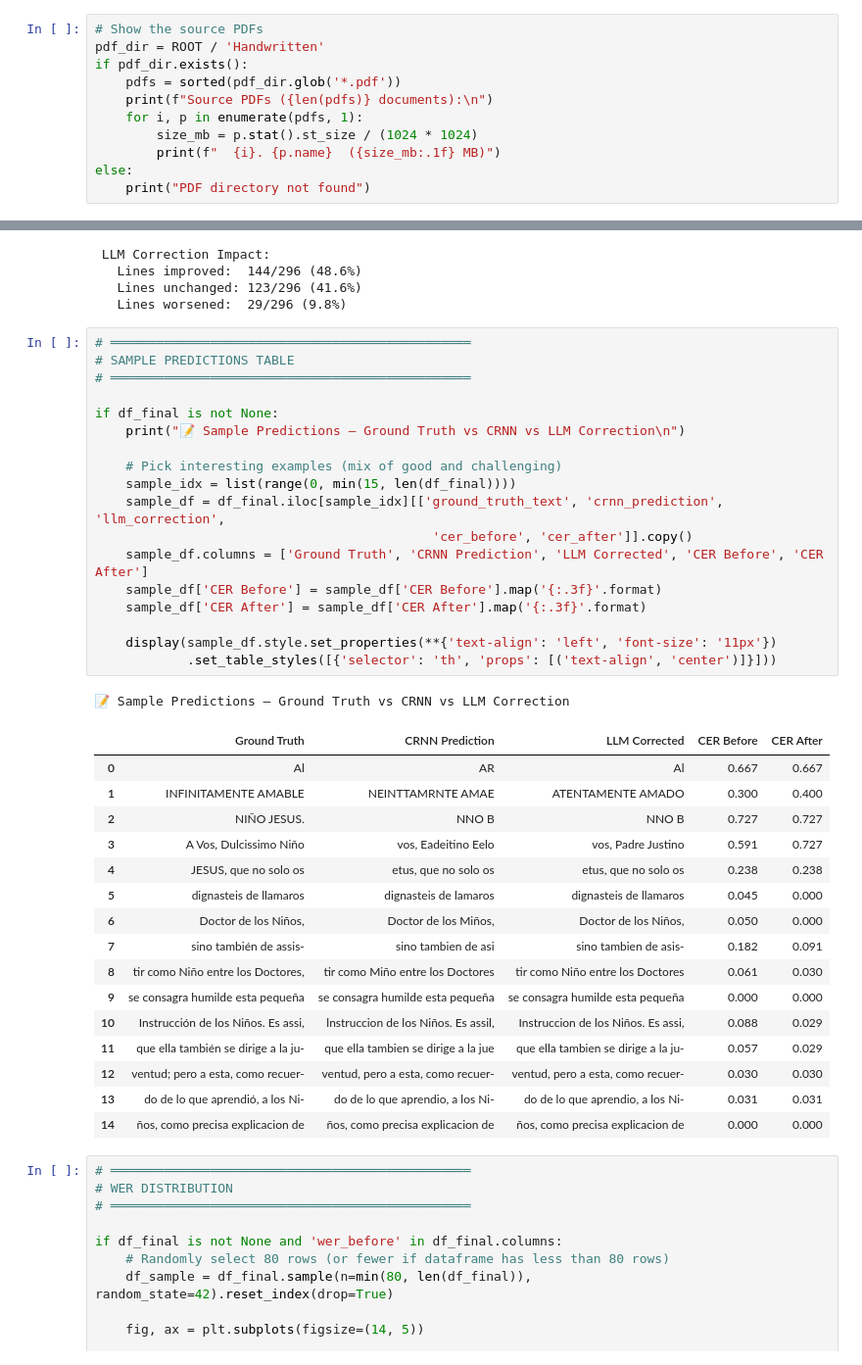
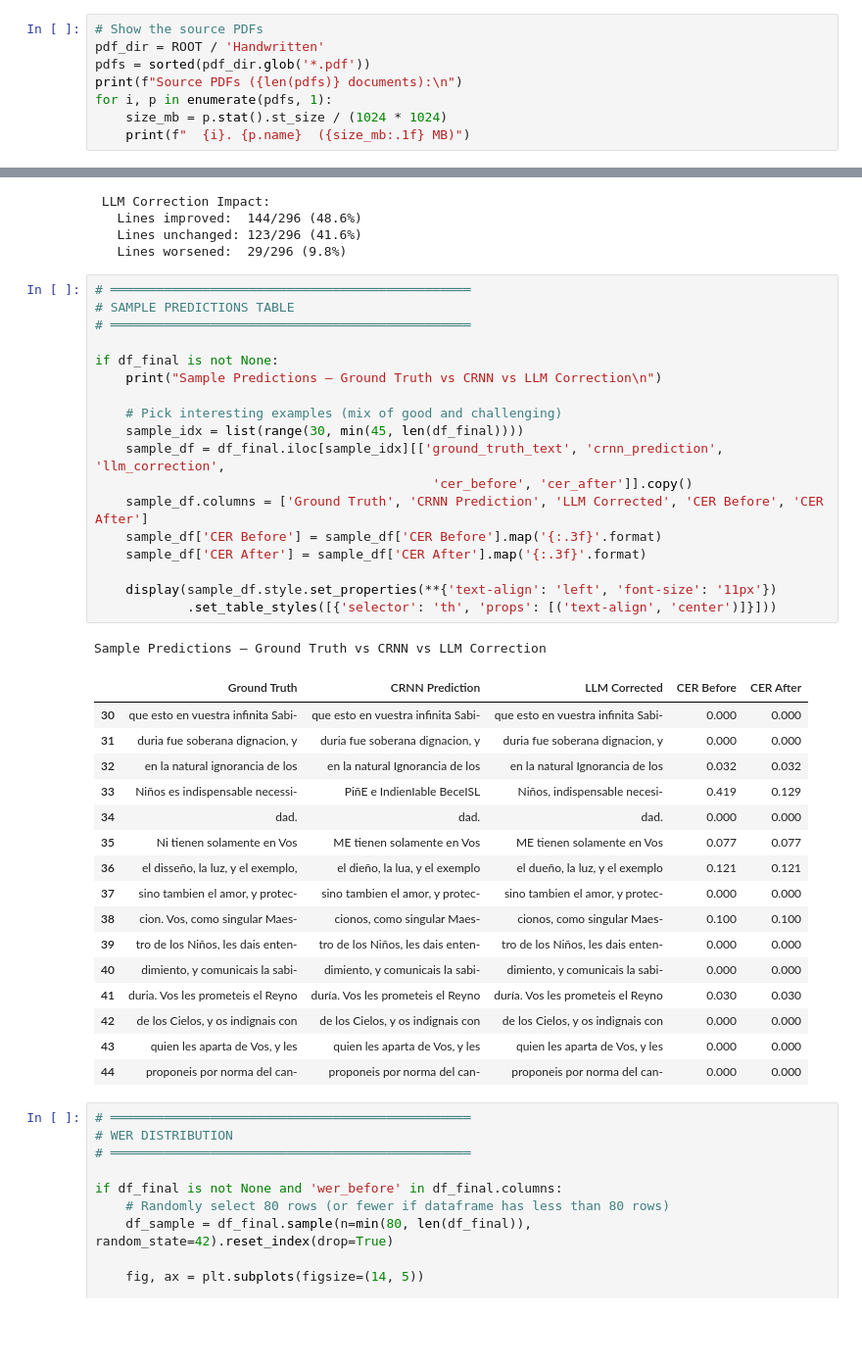
Before and after one commit to VHemanth45/Test1, a Jupyter notebook: RenAIssance_Showcase.ipynb, the cells around one changed output, grey strips where cells are left out. Shown at 98% size. Drawn from its saved outputs; the diff is of its cells as text; blank space fills up the shorter version.

```diff
--- a/RenAIssance_Showcase.ipynb
+++ b/RenAIssance_Showcase.ipynb
@@ -115,14 +98,11 @@ list_pdfs(input_dir)                                             # Discovers PDF
 # %%
 # Show the source PDFs
 pdf_dir = ROOT / 'Handwritten'
-if pdf_dir.exists():
-    pdfs = sorted(pdf_dir.glob('*.pdf'))
-    print(f"Source PDFs ({len(pdfs)} documents):\n")
-    for i, p in enumerate(pdfs, 1):
-        size_mb = p.stat().st_size / (1024 * 1024)
-        print(f"  {i}. {p.name}  ({size_mb:.1f} MB)")
-else:
-    print("PDF directory not found")
+pdfs = sorted(pdf_dir.glob('*.pdf'))
+print(f"Source PDFs ({len(pdfs)} documents):\n")
+for i, p in enumerate(pdfs, 1):
+    size_mb = p.stat().st_size / (1024 * 1024)
+    print(f"  {i}. {p.name}  ({size_mb:.1f} MB)")
 # %% [output]
 Source PDFs (6 documents):
 
@@ -687,39 +998,39 @@ else:
 # %%
 # ═══════════════════════════════════════════════
 # SAMPLE PREDICTIONS TABLE
 # ═══════════════════════════════════════════════
 
 if df_final is not None:
-    print("📝 Sample Predictions — Ground Truth vs CRNN vs LLM Correction\n")
+    print("Sample Predictions — Ground Truth vs CRNN vs LLM Correction\n")
 
     # Pick interesting examples (mix of good and challenging)
-    sample_idx = list(range(0, min(15, len(df_final))))
+    sample_idx = list(range(30, min(45, len(df_final))))
     sample_df = df_final.iloc[sample_idx][['ground_truth_text', 'crnn_prediction', 'llm_correction',
                                             'cer_before', 'cer_after']].copy()
     sample_df.columns = ['Ground Truth', 'CRNN Prediction', 'LLM Corrected', 'CER Before', 'CER After']
     sample_df['CER Before'] = sample_df['CER Before'].map('{:.3f}'.format)
     sample_df['CER After'] = sample_df['CER After'].map('{:.3f}'.format)
 
     display(sample_df.style.set_properties(**{'text-align': 'left', 'font-size': '11px'})
             .set_table_styles([{'selector': 'th', 'props': [('text-align', 'center')]}]))
 # %% [output]
-📝 Sample Predictions — Ground Truth vs CRNN vs LLM Correction
+Sample Predictions — Ground Truth vs CRNN vs LLM Correction
 |  | Ground Truth | CRNN Prediction | LLM Corrected | CER Before | CER After |
-| 0 | ﻿Al | AR | Al | 0.667 | 0.667 |
-| 1 | INFINITAMENTE AMABLE | NEINTTAMRNTE AMAE | ATENTAMENTE AMADO | 0.300 | 0.400 |
-| 2 | NIÑO JESUS. | NNO B | NNO B | 0.727 | 0.727 |
-| 3 | A Vos, Dulcissimo Niño | vos, Eadeitino Eelo | vos, Padre Justino | 0.591 | 0.727 |
-| 4 | JESUS, que no solo os | etus, que no solo os | etus, que no solo os | 0.238 | 0.238 |
-| 5 | dignasteis de llamaros | dignasteis de lamaros | dignasteis de llamaros | 0.045 | 0.000 |
-| 6 | Doctor de los Niños, | Doctor de los Miños, | Doctor de los Niños, | 0.050 | 0.000 |
-| 7 | sino también de assis- | sino tambien de asi | sino tambien de asis- | 0.182 | 0.091 |
-| 8 | tir como Niño entre los Doctores, | tir como Miño entre los Doctores | tir como Niño entre los Doctores | 0.061 | 0.030 |
-| 9 | se consagra humilde esta pequeña | se consagra humilde esta pequeña | se consagra humilde esta pequeña | 0.000 | 0.000 |
-| 10 | Instrucción de los Niños. Es assi, | lnstruccion de los Niños. Es assil, | Instruccion de los Niños. Es assi, | 0.088 | 0.029 |
-| 11 | que ella también se dirige a la ju- | que ella tambien se dirige a la jue | que ella tambien se dirige a la ju- | 0.057 | 0.029 |
-| 12 | ventud; pero a esta, como recuer- | ventud, pero a esta, como recuer- | ventud, pero a esta, como recuer- | 0.030 | 0.030 |
-| 13 | do de lo que aprendió, a los Ni- | do de lo que aprendio, a los Ni- | do de lo que aprendio, a los Ni- | 0.031 | 0.031 |
-| 14 | ños, como precisa explicacion de | ños, como precisa explicacion de | ños, como precisa explicacion de | 0.000 | 0.000 |
+| 30 | que esto en vuestra infinita Sabi- | que esto en vuestra infinita Sabi- | que esto en vuestra infinita Sabi- | 0.000 | 0.000 |
+| 31 | duria fue soberana dignacion, y | duria fue soberana dignacion, y | duria fue soberana dignacion, y | 0.000 | 0.000 |
+| 32 | en la natural ignorancia de los | en la natural Ignorancia de los | en la natural Ignorancia de los | 0.032 | 0.032 |
+| 33 | Niños es indispensable necessi- | PiñE e IndienIable BeceISL | Niños, indispensable necesi- | 0.419 | 0.129 |
+| 34 | dad. | dad. | dad. | 0.000 | 0.000 |
+| 35 | Ni tienen solamente en Vos | ME tienen solamente en Vos | ME tienen solamente en Vos | 0.077 | 0.077 |
+| 36 | el disseño, la luz, y el exemplo, | el dieño, la lua, y el exemplo | el dueño, la luz, y el exemplo | 0.121 | 0.121 |
+| 37 | sino tambien el amor, y protec- | sino tambien el amor, y protec- | sino tambien el amor, y protec- | 0.000 | 0.000 |
+| 38 | cion. Vos, como singular Maes- | cionos, como singular Maes- | cionos, como singular Maes- | 0.100 | 0.100 |
+| 39 | tro de los Niños, les dais enten- | tro de los Niños, les dais enten- | tro de los Niños, les dais enten- | 0.000 | 0.000 |
+| 40 | dimiento, y comunicais la sabi- | dimiento, y comunicais la sabi- | dimiento, y comunicais la sabi- | 0.000 | 0.000 |
+| 41 | duria. Vos les prometeis el Reyno | duría. Vos les prometeis el Reyno | duría. Vos les prometeis el Reyno | 0.030 | 0.030 |
+| 42 | de los Cielos, y os indignais con | de los Cielos, y os indignais con | de los Cielos, y os indignais con | 0.000 | 0.000 |
+| 43 | quien les aparta de Vos, y les | quien les aparta de Vos, y les | quien les aparta de Vos, y les | 0.000 | 0.000 |
+| 44 | proponeis por norma del can- | proponeis por norma del can- | proponeis por norma del can- | 0.000 | 0.000 |
 # %%
 # ═══════════════════════════════════════════════
 # WER DISTRIBUTION
```
Also changed, not shown: parts of 21 cells of this notebook, 10 other files.
